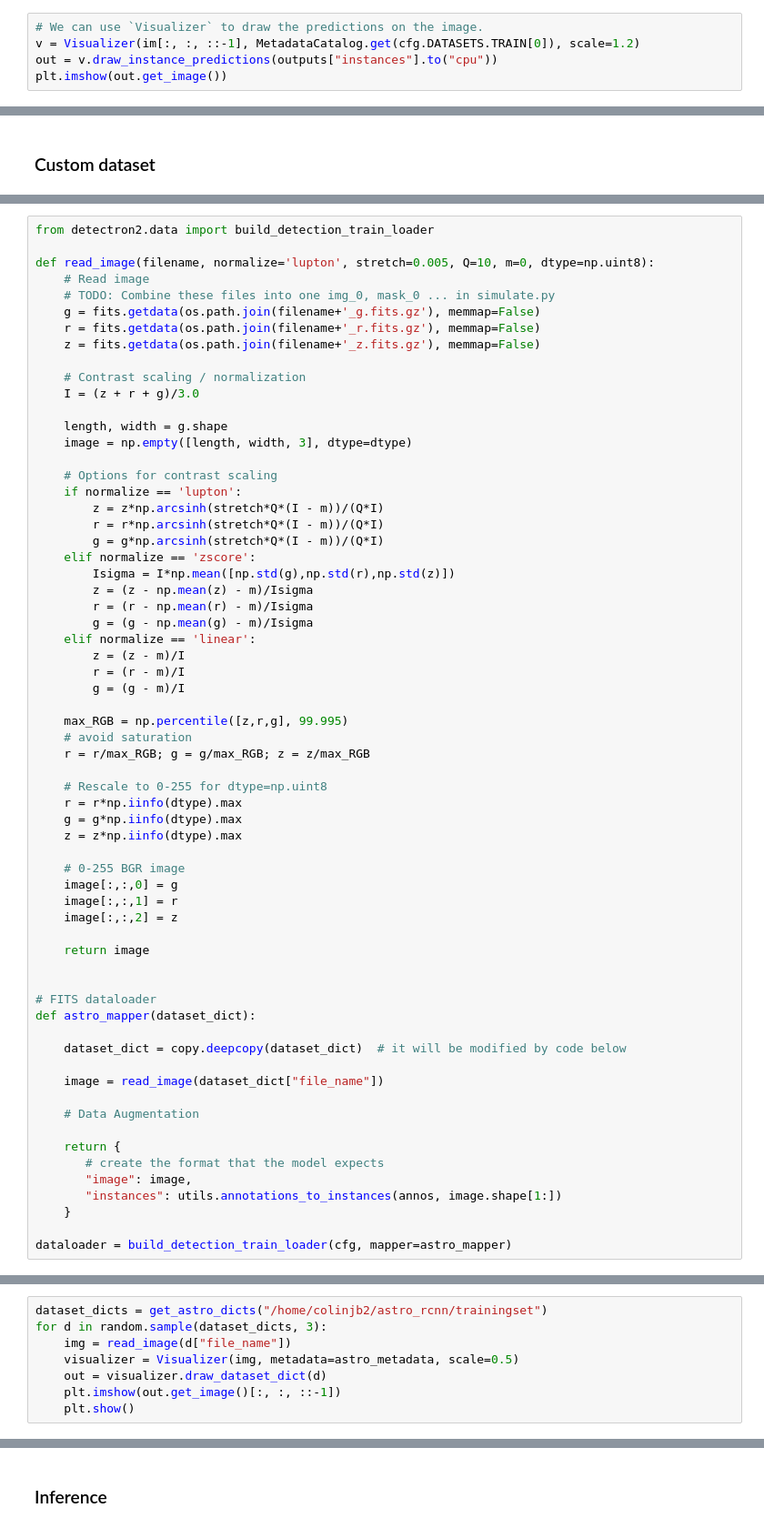
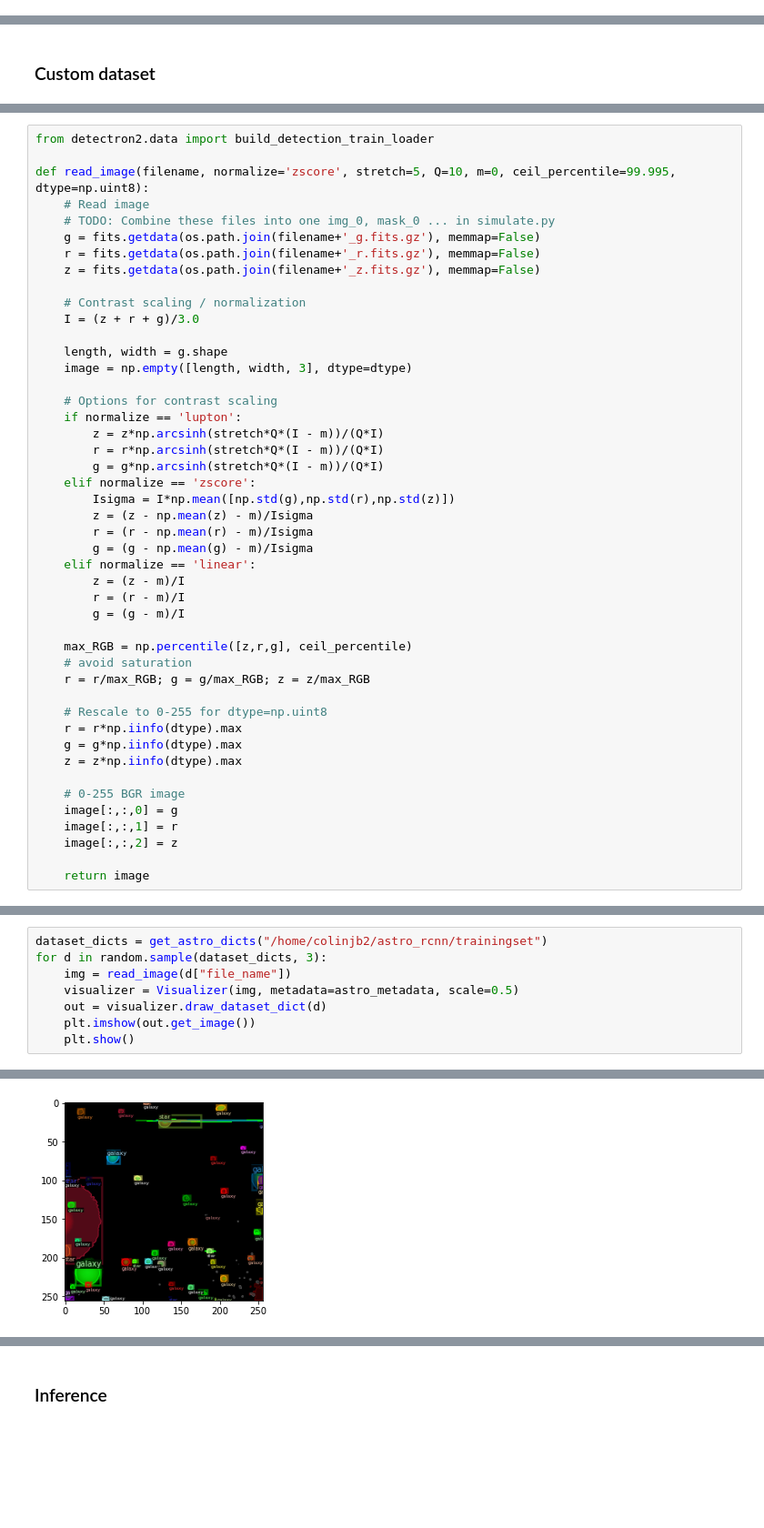
Before and after one commit to burke86/deepdisc, a Jupyter notebook: demo_decam.ipynb, the cells around one changed output, grey strips where cells are left out. Shown: that part at 91% size. Drawn from its saved outputs; the diff is of its cells as text; blank space fills up the shorter version.

```diff
--- a/demo_decam.ipynb
+++ b/demo_decam.ipynb
@@ -69,5 +19,0 @@ Boxes(tensor([[126.6049, 244.8984, 459.8287, 480.0000],
-# %%
-# We can use `Visualizer` to draw the predictions on the image.
-v = Visualizer(im[:, :, ::-1], MetadataCatalog.get(cfg.DATASETS.TRAIN[0]), scale=1.2)
-out = v.draw_instance_predictions(outputs["instances"].to("cpu"))
-plt.imshow(out.get_image())
@@ -158,7 +110,7 @@ astro_metadata = MetadataCatalog.get("astro_train")
 # %%
 from detectron2.data import build_detection_train_loader
 
-def read_image(filename, normalize='lupton', stretch=0.005, Q=10, m=0, dtype=np.uint8):
+def read_image(filename, normalize='zscore', stretch=5, Q=10, m=0, ceil_percentile=99.995, dtype=np.uint8):
     # Read image
     # TODO: Combine these files into one img_0, mask_0 ... in simulate.py
     g = fits.getdata(os.path.join(filename+'_g.fits.gz'), memmap=False)
@@ -186,7 +138,7 @@ def read_image(filename, normalize='lupton', stretch=0.005, Q=10, m=0, dtype=np.
         r = (r - m)/I
         g = (g - m)/I
 
-    max_RGB = np.percentile([z,r,g], 99.995)
+    max_RGB = np.percentile([z,r,g], ceil_percentile)
     # avoid saturation
     r = r/max_RGB; g = g/max_RGB; z = z/max_RGB
 
@@ -201,21 +153,3 @@ def read_image(filename, normalize='lupton', stretch=0.005, Q=10, m=0, dtype=np.
     image[:,:,2] = z
 
     return image
-
-
-# FITS dataloader
-def astro_mapper(dataset_dict):
-
-    dataset_dict = copy.deepcopy(dataset_dict)  # it will be modified by code below
-
-    image = read_image(dataset_dict["file_name"])
-
-    # Data Augmentation
-
-    return {
-       # create the format that the model expects
-       "image": image,
-       "instances": utils.annotations_to_instances(annos, image.shape[1:])
-    }
-
-dataloader = build_detection_train_loader(cfg, mapper=astro_mapper)
@@ -227,6 +161,6 @@ for d in random.sample(dataset_dicts, 3):
     img = read_image(d["file_name"])
     visualizer = Visualizer(img, metadata=astro_metadata, scale=0.5)
     out = visualizer.draw_dataset_dict(d)
-    plt.imshow(out.get_image()[:, :, ::-1])
+    plt.imshow(out.get_image())
     plt.show()
 # %% [output]
@@ -233,0 +167 @@ IndexError: list index out of range
+[figure, added]
```
Also changed, not shown: parts of 23 cells of this notebook.
